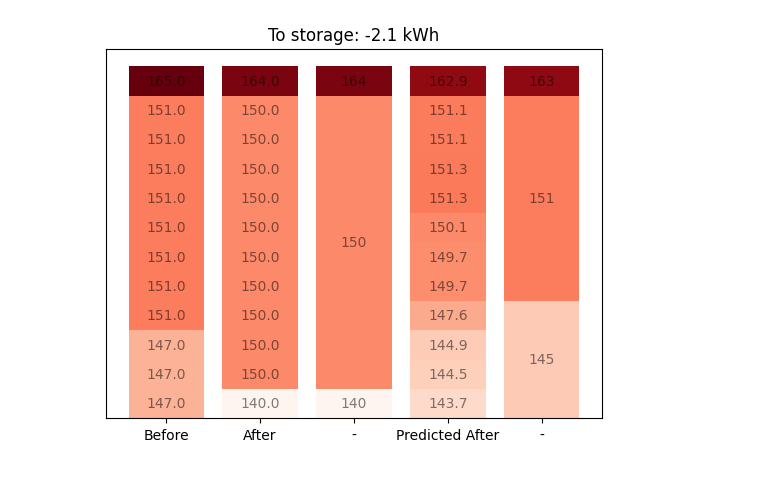
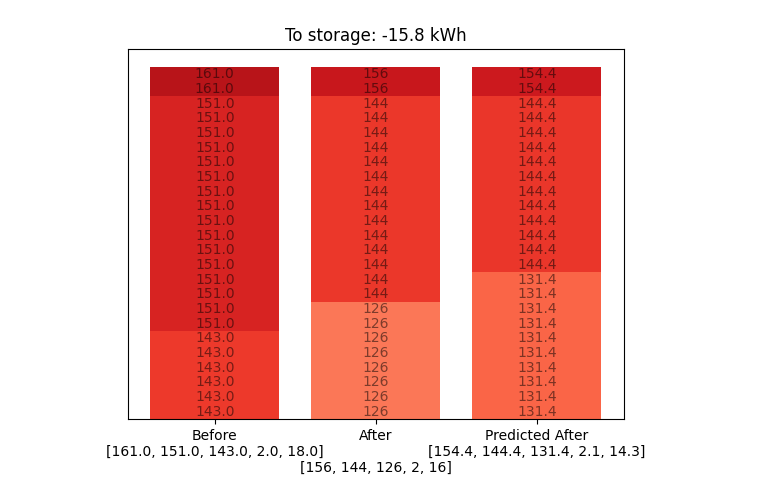
Before and after one commit to thegridelectric/visualizer, a Jupyter notebook: learn_model.ipynb, the cells around one changed output. Cells and saved outputs as stored; diff of their text form; code cells hidden in the pictures.

Commit message:
Improved data based storage model

```diff
--- a/learn_model.ipynb
+++ b/learn_model.ipynb
@@ -23,7 +25,7 @@ def kmeans(data, k=3, max_iters=100, tol=1e-4):
         centroids = new_centroids
     return labels
 
-def model(tank_temps, prints=False):
+def three_layer_model(tank_temps, prints=False):
     if isinstance(tank_temps, list):
         tank_temps = {
             f'tank{tank}-depth{depth}': tank_temps[tank*4 + depth] for tank in range(3) for depth in range(4)
@@ -150,5 +192,5 @@ display(df.head())
 # %%
-X = df[[c for c in df.columns if 'initial' in c or 'store_heat_in' in c]]
+X = df[[c for c in df.columns if 'init' in c or 'store_heat_in' in c]]
 y = df[[c for c in df.columns if 'final' in c]]
 X_train, X_test, y_train, y_test = train_test_split(X, y, test_size=0.1, random_state=42)
 
@@ -197,9 +241,76 @@ class TankStatePlotter():
         self.final = final
         self.predicted = predicted
         self.title = f"To storage: {store_heat_in} kWh"
-        self.plot()
+        if len(self.initial)==5:
+            self.plot_model()
+        else:
+            self.plot_12_layers()
 
-    def plot(self):
+    def plot_model(self):
+        init_t, init_m, init_b, init_th1, init_th2 = self.initial
+        final_t, final_m, final_b, final_th1, final_th2 = self.final
+        pred_t, pred_m, pred_b, pred_th1, pred_th2 = self.predicted
+        init_th1 = max(1,int(init_th1))
+        init_th2 = max(1,int(init_th2))
+        final_th1 = max(1,int(final_th1))
+        final_th2 = max(1,int(final_th2))
+        pred_th1 = max(1,int(pred_th1))
+        pred_th2 = max(1,int(pred_th2))
+
+        overall_min = min(init_b, final_b, pred_b)
+        overall_max = max(init_t, init_m, init_b)
+        norm = Normalize(vmin=80, vmax=180)
+        cmap = matplotlib.colormaps['Reds']
+
+        # Build top:
+        for i in range(init_th1):
+            layer_color = cmap(norm(init_t))
+            plt.bar([0], 1, bottom=23-i, color=layer_color, width=0.8)
+            plt.text(0, 23-i+0.5, f'{init_t}', ha='center', va='center', color='black', alpha=0.5)
+        for i in range(final_th1):
+            layer_color = cmap(norm(final_t))
+            plt.bar([1], 1, bottom=23-i, color=layer_color, width=0.8)
+            plt.text(1, 23-i+0.5, f'{final_t}', ha='center', va='center', color='black', alpha=0.5)
+        for i in range(pred_th1):
+            layer_color = cmap(norm(pred_t))
+            plt.bar([2], 1, bottom=23-i, color=layer_color, width=0.8)
+            plt.text(2, 23-i+0.5, f'{pred_t}', ha='center', va='center', color='black', alpha=0.5)
+
+        # Build middle:
+        for i in range(init_th2-init_th1):
+            layer_color = cmap(norm(init_m))
+            plt.bar([0], 1, bottom=23-init_th1-i, color=layer_color, width=0.8)
+            plt.text(0, 23-init_th1-i+0.5, f'{init_m}', ha='center', va='center', color='black', alpha=0.5)
+        for i in range(final_th2-final_th1):
+            layer_color = cmap(norm(final_m))
+            plt.bar([1], 1, bottom=23-final_th1-i, color=layer_color, width=0.8)
+            plt.text(1, 23-final_th1-i+0.5, f'{final_m}', ha='center', va='center', color='black', alpha=0.5)
+        for i in range(pred_th2-pred_th1):
+            layer_color = cmap(norm(pred_m))
+            plt.bar([2], 1, bottom=23-pred_th1-i, color=layer_color, width=0.8)
+            plt.text(2, 23-pred_th1-i+0.5, f'{pred_m}', ha='center', va='center', color='black', alpha=0.5)
+
+        # Build bottom:
+        for i in range(24-init_th2):
+            layer_color = cmap(norm(init_b))
+            plt.bar([0], 1, bottom=23-init_th2-i, color=layer_color, width=0.8)
+            plt.text(0, 23-init_th2-i+0.5, f'{init_b}', ha='center', va='center', color='black', alpha=0.5)
+        for i in range(24-final_th2):
+            layer_color = cmap(norm(final_b))
+            plt.bar([1], 1, bottom=23-final_th2-i, color=layer_color, width=0.8)
+            plt.text(1, 23-final_th2-i+0.5, f'{final_b}', ha='center', va='center', color='black', alpha=0.5)
+        for i in range(24-pred_th2):
+            layer_color = cmap(norm(pred_b))
+            plt.bar([2], 1, bottom=23-pred_th2-i, color=layer_color, width=0.8)
+            plt.text(2, 23-pred_th2-i+0.5, f'{pred_b}', ha='center', va='center', color='black', alpha=0.5)
+
+        plt.xticks([0,1,2], [f'Before\n{self.initial}', f'After\n\n{self.final}', f'Predicted After\n{self.predicted}'])
+        plt.yticks([])
+        plt.title(self.title, fontsize=12)
+        plt.show()
+
+
+    def plot_12_layers(self):
         overall_min = min(min(self.initial), min(self.final), min(self.predicted))
         overall_max = max(max(self.initial), max(self.final), max(self.predicted))
         norm = Normalize(vmin=overall_min, vmax=overall_max)
@@ -224,35 +335,36 @@ class TankStatePlotter():
         bottom_color = cmap(norm(bottom_temp))
 
         plt.bar([2], height=thermocline1, bottom=12-thermocline1, color=top_color, width=0.8)
         plt.text(2, 12-thermocline1+thermocline1/2, f'{top_temp}', ha='center', va='center', color='black', alpha=0.5)
         plt.bar([2], height=thermocline2-thermocline1, bottom=12-thermocline2, color=middle_color, width=0.8)
         plt.text(2, 12-thermocline2+(thermocline2-thermocline1)/2, f'{middle_temp}', ha='center', va='center', color='black', alpha=0.5)
         plt.bar([2], height=12-thermocline2, bottom=0, color=bottom_color, width=0.8)
         plt.text(2, (12-thermocline2)/2, f'{bottom_temp}', ha='center', va='center', color='black', alpha=0.5)
 
         top_temp, middle_temp, bottom_temp, thermocline1, thermocline2 = model(self.predicted)
         top_color = cmap(norm(top_temp))
         middle_color = cmap(norm(middle_temp))
         bottom_color = cmap(norm(bottom_temp))
 
         plt.bar([4], height=thermocline1, bottom=12-thermocline1, color=top_color, width=0.8)
         plt.text(4, 12-thermocline1+thermocline1/2, f'{top_temp}', ha='center', va='center', color='black', alpha=0.5)
         plt.bar([4], height=thermocline2-thermocline1, bottom=12-thermocline2, color=middle_color, width=0.8)
         plt.text(4, 12-thermocline2+(thermocline2-thermocline1)/2, f'{middle_temp}', ha='center', va='center', color='black', alpha=0.5)
         plt.bar([4], height=12-thermocline2, bottom=0, color=bottom_color, width=0.8)
         plt.text(4, (12-thermocline2)/2, f'{bottom_temp}', ha='center', va='center', color='black', alpha=0.5)
 
         plt.xticks([0,1,2,3,4], ['Before', 'After', '-', 'Predicted After', '-'])
         plt.yticks([])
         plt.title(self.title, fontsize=12)
         plt.show()
 
-for i in range(20):
-    print('')
+for i in range(5):
     store_heat_in = X_test.iloc[i].tolist()[0]
-    initial_temp = X_test.iloc[i].tolist()[1:]
-    final_temp = y_test.iloc[i].tolist()
+    if abs(store_heat_in)<2:
+        continue
+    initial_temp = [round(x,1) for x in  X_test.iloc[i].tolist()[1:]]
+    final_temp = [round(x,1) for x in  y_test.iloc[i].tolist()]
     final_temp_pred = [round(float(x),1) for x in list(y_pred_ridge[i])]
     t = TankStatePlotter(initial_temp, final_temp, final_temp_pred, store_heat_in)
 # %% [output]
-[figure, old version]
+[figure, new version]
```
Also changed, not shown: parts of 6 cells of this notebook.
